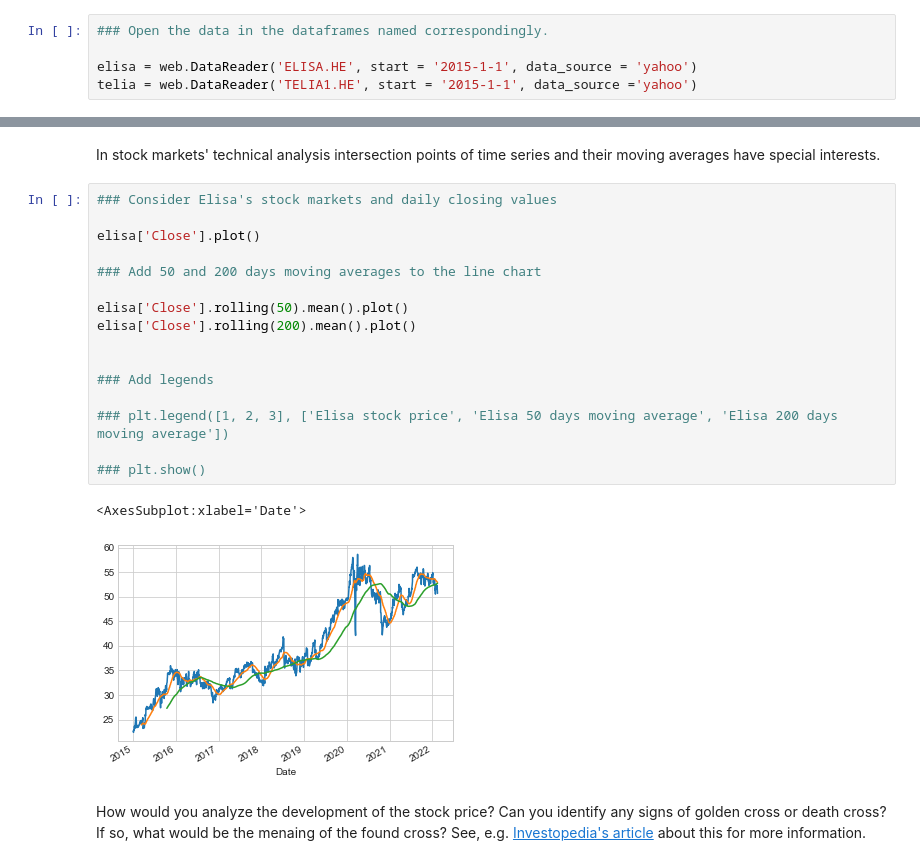
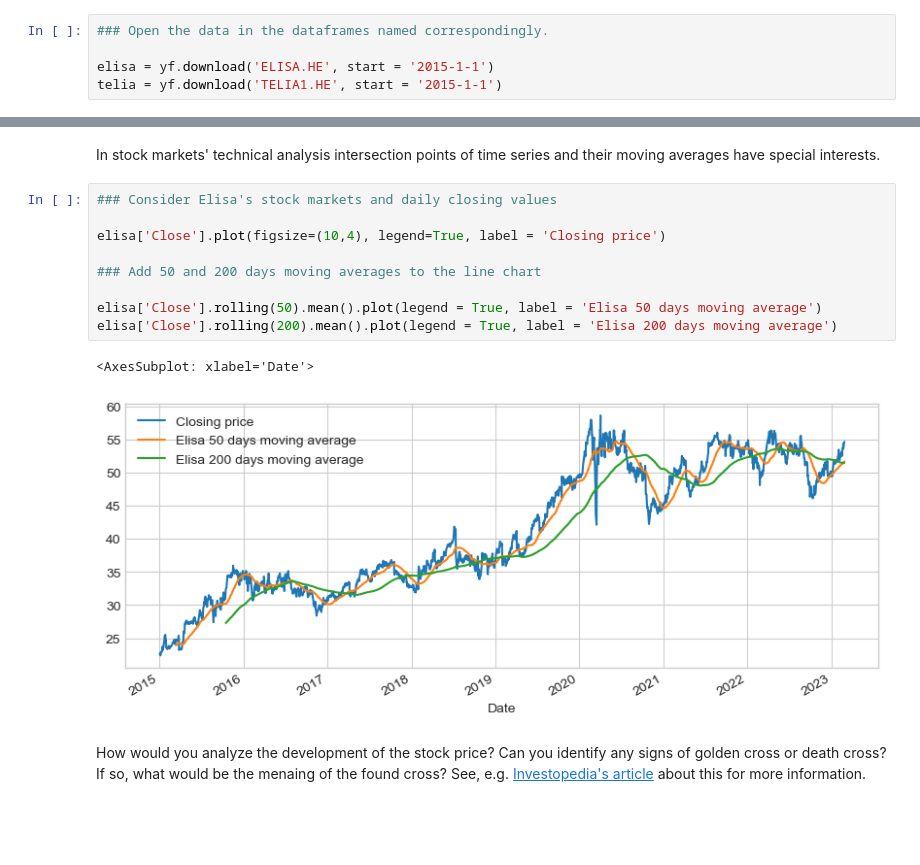
Before and after one commit to juhanurmonen/data-analytics-basics-time-series, a Jupyter notebook: time_series.ipynb, the cells around one changed output, grey strips where cells are left out. Drawn from its saved outputs; the diff is of its cells as text; blank space fills up the shorter version.

```diff
--- a/time_series.ipynb
+++ b/time_series.ipynb
@@ -36,5 +48,5 @@ We can download Elisa and Telia historical stock prices from the Yahoo Finance s
 # %%
 ### Open the data in the dataframes named correspondingly.
 
-elisa = web.DataReader('ELISA.HE', start = '2015-1-1', data_source = 'yahoo')
-telia = web.DataReader('TELIA1.HE', start = '2015-1-1', data_source ='yahoo')
+elisa = yf.download('ELISA.HE', start = '2015-1-1')
+telia = yf.download('TELIA1.HE', start = '2015-1-1')
@@ -194,22 +203,15 @@ In stock markets' technical analysis intersection points of time series and thei
 # %%
 ### Consider Elisa's stock markets and daily closing values
 
-elisa['Close'].plot()
+elisa['Close'].plot(figsize=(10,4), legend=True, label = 'Closing price')
 
 ### Add 50 and 200 days moving averages to the line chart
 
-elisa['Close'].rolling(50).mean().plot()
-elisa['Close'].rolling(200).mean().plot()
-
-
-### Add legends
-
-### plt.legend([1, 2, 3], ['Elisa stock price', 'Elisa 50 days moving average', 'Elisa 200 days moving average'])
-
-### plt.show()
+elisa['Close'].rolling(50).mean().plot(legend = True, label = 'Elisa 50 days moving average')
+elisa['Close'].rolling(200).mean().plot(legend = True, label = 'Elisa 200 days moving average')
 # %% [output]
-<AxesSubplot:xlabel='Date'>
+<AxesSubplot: xlabel='Date'>
-[figure, old version]
+[figure, new version]
 # %% [markdown]
 How would you analyze the development of the stock price? Can you identify any signs of golden cross or death cross? If so, what would be the menaing of the found cross? See, e.g. <a href="https://www.investopedia.com/ask/answers/121114/what-difference-between-golden-cross-and-death-cross-pattern.asp">Investopedia's article</a> about this for more information.
 # %% [markdown]
```
Also changed, not shown: parts of 31 cells of this notebook.
